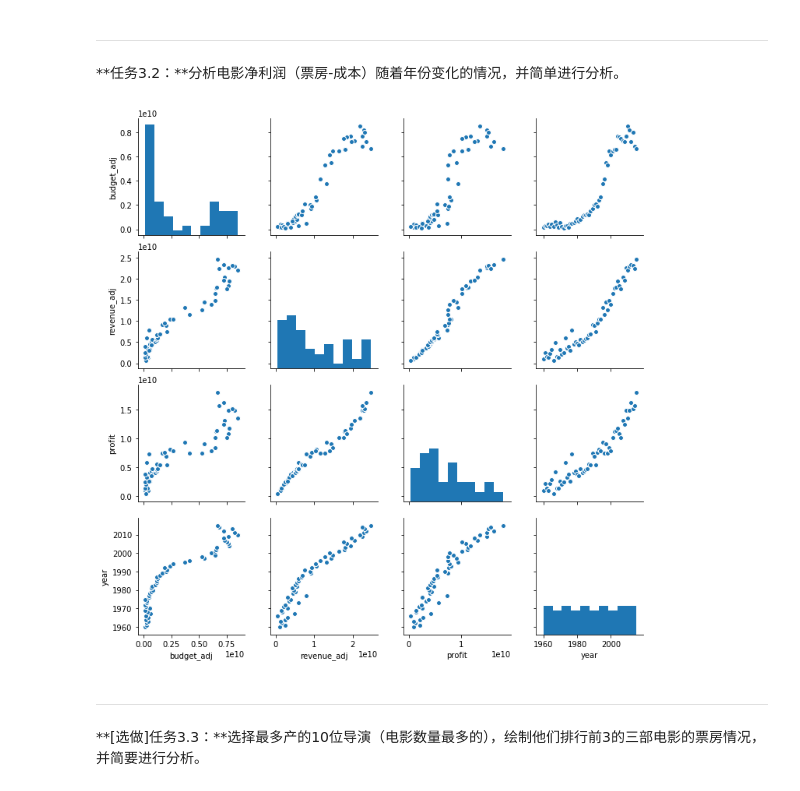
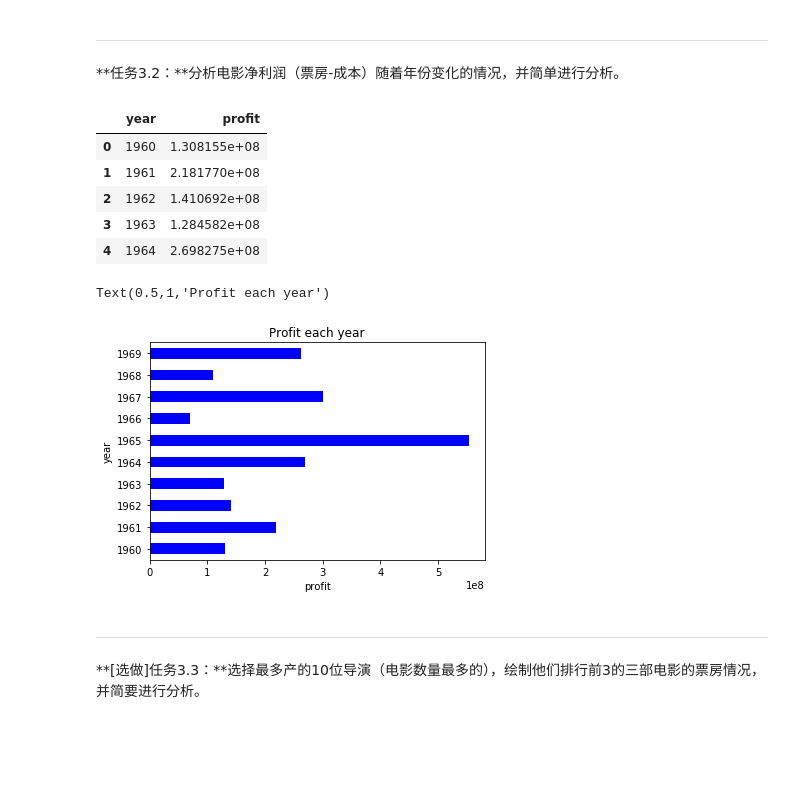
Before and after one commit to itchenning/AIPND-cn, a Jupyter notebook: P2_Explore_Movie_Dataset/Explore Movie Dataset.ipynb, the cells around one changed output. Saved outputs shown, nothing was run; the diff lists cells and outputs as text; code cells hidden in the pictures; blank space fills up the shorter version.

```diff
--- a/P2_Explore_Movie_Dataset/Explore Movie Dataset.ipynb
+++ b/P2_Explore_Movie_Dataset/Explore Movie Dataset.ipynb
@@ -153,20 +223,34 @@ plt.scatter(data = result, y= 'title', x = 'movie');
 # %% [markdown]
 ---
 **任务3.2：**分析电影净利润（票房-成本）随着年份变化的情况，并简单进行分析。
-# %%
-revenue_top = movie_data.groupby(['revenue_adj'])['release_year', "original_title", "budget_adj", "revenue_adj"].head()
-revenue_top['profit'] = revenue_top['revenue_adj'] - revenue_top["budget_adj"]
-revenue_top
-
-year_top = revenue_top.groupby(["release_year"]).sum()
-year_top
-
-year_top["year"] = year_top.index
-year_top
-
-sb.pairplot(year_top);
-# %% [output]
-[figure, removed]
+# %%
+revenue_top = movie_data.groupby(['revenue_adj'])['release_year', "original_title", "budget_adj", "revenue_adj"].head()
+revenue_top['profit'] = revenue_top['revenue_adj'] - revenue_top["budget_adj"]
+
+count_top = revenue_top.groupby(["release_year"]).count()['original_title'].values
+year_top = revenue_top.groupby(["release_year"]).count().index
+profit_top = revenue_top.groupby(["release_year"])["profit"].sum().values
+
+items = { "year":pd.Series(data = year_top),
+         'profit': pd.Series(data = profit_top/count_top)}
+result = pd.DataFrame(items)
+display(result.head())
+
+result = result.head(10)
+
+result.set_index('year')['profit'].plot(kind='barh', color = "blue", x= "year")
+plt.xlabel("profit")
+plt.ylabel("year")
+plt.title("Profit each year")
+# %% [output]
+|  | year | profit |
+| 0 | 1960 | 1.308155e+08 |
+| 1 | 1961 | 2.181770e+08 |
+| 2 | 1962 | 1.410692e+08 |
+| 3 | 1963 | 1.284582e+08 |
+| 4 | 1964 | 2.698275e+08 |
+Text(0.5,1,'Profit each year')
+[figure, added]
 # %% [markdown]
 ---
 
```
Also changed, not shown: parts of 3 cells of this notebook, 2 other files.
